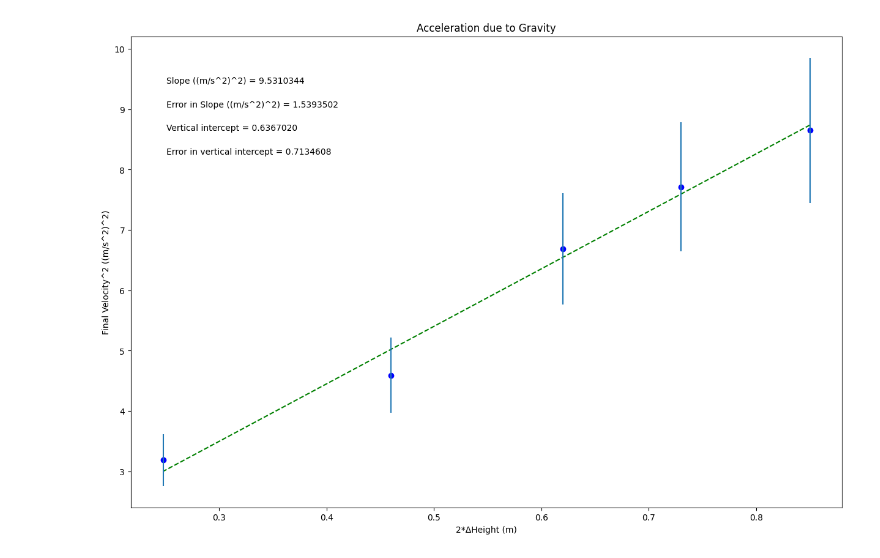
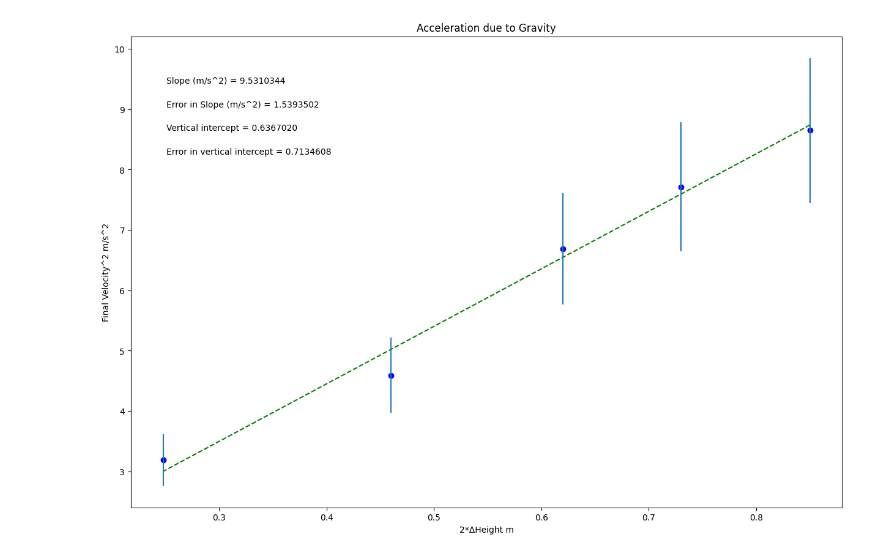
Before and after one commit to thenemisisstar/Physics-221-Lab, a Jupyter notebook: PHYSX_220_Lab_1_accel_due_to_g.ipynb, the cells around one changed output. Drawn from its saved outputs; the diff is of its cells as text; code cells hidden in the pictures.

```diff
--- a/PHYSX_220_Lab_1_accel_due_to_g.ipynb
+++ b/PHYSX_220_Lab_1_accel_due_to_g.ipynb
@@ -38,9 +38,9 @@ dy = dvfinalsquared        #this should be your error in y array
 #UPDATE EACH OF THESE 4 STRINGS FOR YOUR PLOT LABELS AS YOU WANT THEM TO APPEAR
 
 plot_title= 'Acceleration due to Gravity'
-x_label= '2*ΔHeight (m)'
-y_label= 'Final Velocity^2 ((m/s^2)^2)'
-slope_units= '(m/s^2)^2'
+x_label= '2*ΔHeight m'
+y_label= 'Final Velocity^2 m/s^2'
+slope_units= 'm/s^2'
 
 #UPDATE ANNOTATION PLACEMENT SO IT'S OUT OF WAY OF PLOTTED DATA AND BEST FIT LINE
 #integer from 1 to 4, top R corner is 1 (counter-clockwise from there)
@@ -92,31 +92,31 @@ elif annotation_placement==3 or annotation_placement==4:
 #Don't need to change anything in this section!
 
 #Plot data on graph. Plot error bars and place values for slope,
 #error in slope, and vertical intercept (plus error) on the plot using "annotate"
 
 plt.figure(figsize=(15,10))
 
 plt.plot(x, fit, color='green', linestyle='--')
 plt.scatter(x, y, color='blue', marker='o')
 
 plt.xlabel(x_label)
 plt.ylabel(y_label)
 plt.title(plot_title)
 
 plt.errorbar(x, y, yerr=dy, xerr=None, fmt="none") #don't need to plot x error bars
 
 plt.annotate('Slope ({}) = {value:.{digits}f}'.format(slope_units,value=m, digits=7),
              (xpos, ypos[0]), xycoords='axes fraction')
 
 plt.annotate('Error in Slope ({}) = {value:.{digits}f}'.format(slope_units,value=dm, digits=7),
              (xpos, ypos[1]), xycoords='axes fraction')
 
 plt.annotate('Vertical intercept = {value:.{digits}f}'.format(value=b, digits=7),
              (xpos, ypos[2]), xycoords='axes fraction')
 
 plt.annotate('Error in vertical intercept = {value:.{digits}f}'.format(value=db, digits=7),
              (xpos, ypos[3]), xycoords='axes fraction')
 
 plt.show()
 # %% [output]
-[figure, old version]
+[figure, new version]
```
